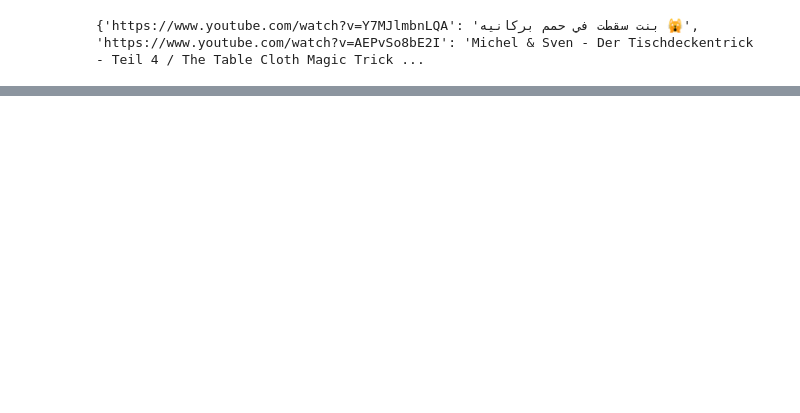
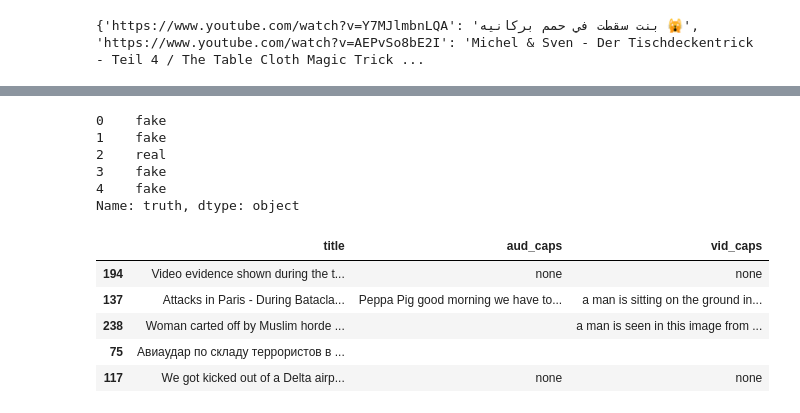
Before and after one commit to TangerineZA/caption-misinfo-detector, a Jupyter notebook: mini-model/mini-model.ipynb, the cells around one changed output, grey strips where cells are left out. Saved outputs shown, nothing was run; the diff lists cells and outputs as text; code cells hidden in the pictures; blank space fills up the shorter version.

```diff
--- a/mini-model/mini-model.ipynb
+++ b/mini-model/mini-model.ipynb
@@ -275,0 +321,25 @@ for title in list(title_truth_dict.keys()):
+# %%
+labels = df["truth"]
+print(labels.head())
+# %% [output]
+0    fake
+1    fake
+2    real
+3    fake
+4    fake
+Name: truth, dtype: object
+# %%
+from sklearn.model_selection import train_test_split
+
+X_train, X_test, y_train, y_test = train_test_split(
+    features, labels, test_size=0.15, random_state=42, shuffle=True
+)
+
+X_train.head()
+# %% [output]
+|  | title | aud_caps | vid_caps |
+| 194 | Video evidence shown during the t... | none | none |
+| 137 | Attacks in Paris - During Batacla... | Peppa Pig good morning we have to... | a man is sitting on the ground in... |
+| 238 | Woman carted off by Muslim horde ... |  | a man is seen in this image from ... |
+| 75 | Авиаудар по складу террористов в ... |  |  |
+| 117 | We got kicked out of a Delta airp... | none | none |
```
Also changed, not shown: parts of 15 cells of this notebook.
